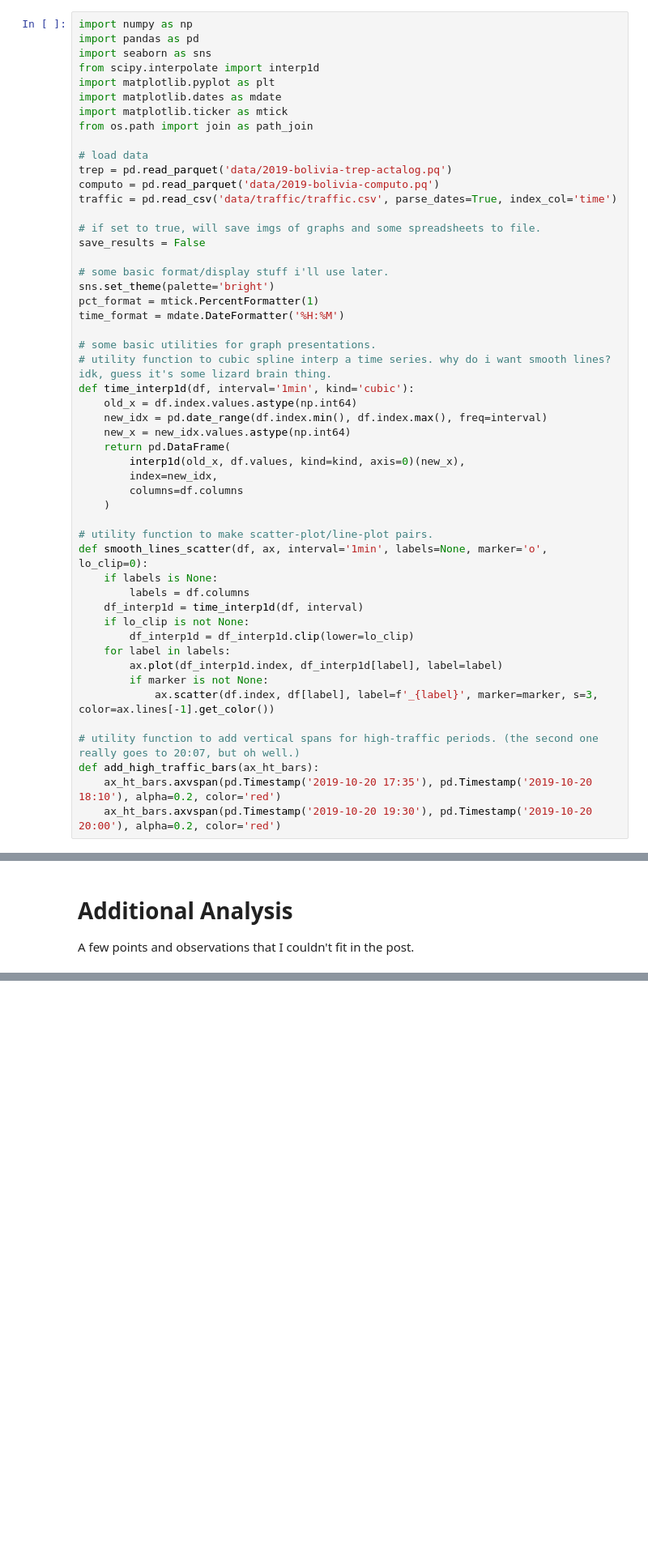
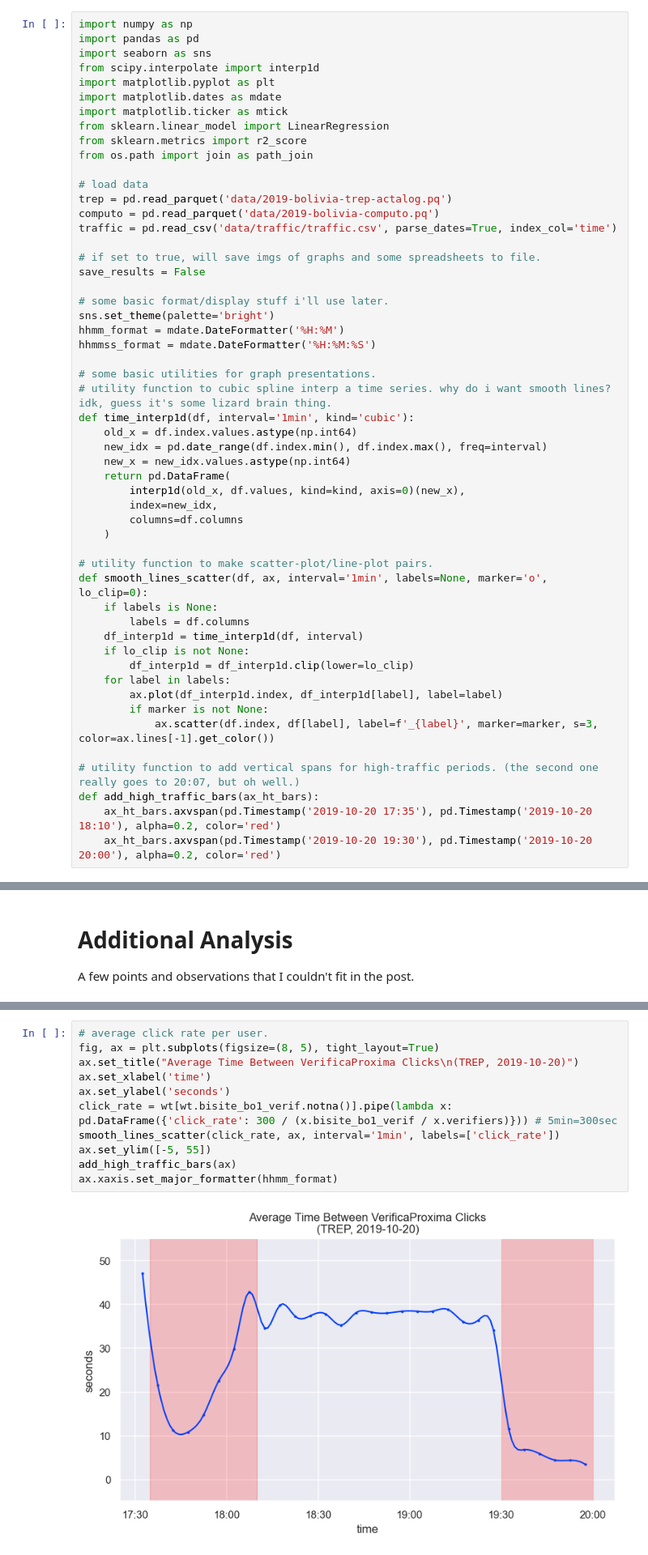
Before and after one commit to futurebum/bo1-post, a Jupyter notebook: bo1-post.ipynb, the cells around one changed output, grey strips where cells are left out. Shown at 81% size. Drawn from its saved outputs; the diff is of its cells as text; blank space fills up the shorter version.

```diff
--- a/bo1-post.ipynb
+++ b/bo1-post.ipynb
@@ -14,6 +14,8 @@ from scipy.interpolate import interp1d
 import matplotlib.pyplot as plt
 import matplotlib.dates as mdate
 import matplotlib.ticker as mtick
+from sklearn.linear_model import LinearRegression
+from sklearn.metrics import r2_score
 from os.path import join as path_join
 
 # load data
@@ -26,8 +28,8 @@ save_results = False
 
 # some basic format/display stuff i'll use later.
 sns.set_theme(palette='bright')
-pct_format = mtick.PercentFormatter(1)
-time_format = mdate.DateFormatter('%H:%M')
+hhmm_format = mdate.DateFormatter('%H:%M')
+hhmmss_format = mdate.DateFormatter('%H:%M:%S')
 
 # some basic utilities for graph presentations.
 # utility function to cubic spline interp a time series. why do i want smooth lines? idk, guess it's some lizard brain thing.
@@ -556,0 +552,13 @@ ax.xaxis.set_major_formatter(time_format)
+# %%
+# average click rate per user.
+fig, ax = plt.subplots(figsize=(8, 5), tight_layout=True)
+ax.set_title("Average Time Between VerificaProxima Clicks\n(TREP, 2019-10-20)")
+ax.set_xlabel('time')
+ax.set_ylabel('seconds')
+click_rate = wt[wt.bisite_bo1_verif.notna()].pipe(lambda x: pd.DataFrame({'click_rate': 300 / (x.bisite_bo1_verif / x.verifiers)})) # 5min=300sec
+smooth_lines_scatter(click_rate, ax, interval='1min', labels=['click_rate'])
+ax.set_ylim([-5, 55])
+add_high_traffic_bars(ax)
+ax.xaxis.set_major_formatter(hhmm_format)
+# %% [output]
+[figure, added]
```
Also changed, not shown: parts of 22 cells of this notebook, 3 other files.
